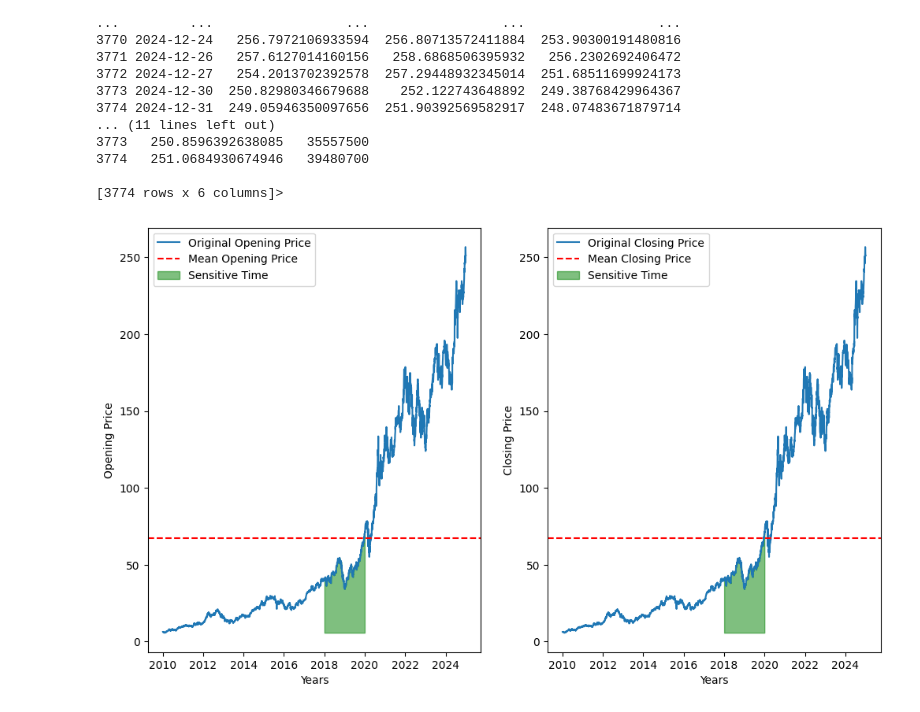
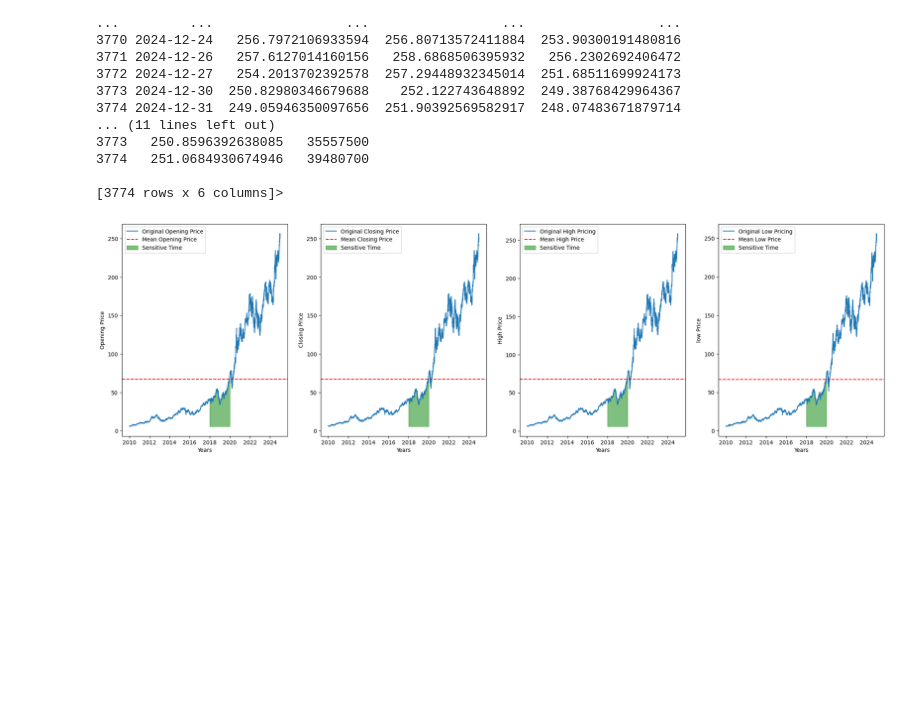
Before and after one commit to tanmaykumarchaki/AI-Driven-Market-Transformation-Analytics, a Jupyter notebook: ai-market-regime-shift-analysis/data_import.ipynb, the cells around one changed output. Drawn from its saved outputs; the diff is of its cells as text; code cells hidden in the pictures; blank space fills up the shorter version.

Commit message:
Apple Analysis Stage 1 completed (commit3)

```diff
--- a/ai-market-regime-shift-analysis/data_import.ipynb
+++ b/ai-market-regime-shift-analysis/data_import.ipynb
@@ -153,6 +153,7 @@ df1['Low'] = pd.to_numeric(df1['Low'], errors= 'coerce')
 df1['Low'] = df1['Low'].round(2)
 
 mask_apple = ((df1['Date'] >= "2018-01-01" ) & (df1['Date'] <= "2020-01-01"))
+
 x_close = df1['Close'].values
 y_apple = df1['Date'].values
 x_close_mean = df1['Close'].values.mean()
@@ -162,40 +163,80 @@ x_open = df1['Open'].values
 x_open_mean = df1['Open'].values.mean()
 y_min_open = min(x_open)
 
+x_high = df1['High'].values
+x_high_mean = x_high.mean()
+y_min_high = min(x_high)
 
-plt.figure(figsize=(12,7))
+x_low = df1['Low'].values
+x_low_mean = x_low.mean()
+y_min_low = min(x_low)
 
-plt.subplot(1,2,1)
+
+
+
+plt.figure(figsize=(25,7))
+
+plt.subplot(1,4,1)
 plt.plot(y_apple, x_open, label = "Original Opening Price")
 plt.axhline(x_close_mean, color = 'r', linestyle ='--', label = "Mean Opening Price")
 plt.fill_between(
     y_apple, x_open,
     y_min_open,
     where=mask_apple,
     color = 'g',
     alpha= 0.5,
     label = "Sensitive Time"
 
 )
 plt.xlabel('Years')
 plt.ylabel("Opening Price")
 plt.legend()
 
 
-plt.subplot(1,2,2)
+plt.subplot(1,4,2)
 plt.plot(y_apple,x_close, label = "Original Closing Price")
 plt.axhline(x_open_mean, color = 'r', linestyle = '--', label = "Mean Closing Price")
 plt.fill_between(
     y_apple, x_close,
     y_min_open,
     where =mask_apple,
     color = 'g',
     alpha = 0.5,
     label = 'Sensitive Time'
 )
 plt.xlabel('Years')
 plt.ylabel("Closing Price")
 plt.legend()
+
+plt.subplot(1,4,3)
+plt.plot(y_apple,x_high, label = "Original High Pricing" )
+plt.axhline(x_high_mean, color = 'r', linestyle = '--', label = "Mean High Price")
+plt.fill_between(
+    y_apple, x_high,
+    y_min_high,
+    where= mask_apple,
+    color='g',
+    alpha = 0.5,
+    label = 'Sensitive Time'
+)
+plt.xlabel('Years')
+plt.ylabel("High Price")
+plt.legend()
+
+plt.subplot(1,4,4)
+plt.plot(y_apple, x_low, label="Original Low Pricing")
+plt.axhline(x_low_mean, color = 'r', linestyle = '--', label = "Mean Low Price")
+plt.fill_between(
+    y_apple,x_low,
+    y_min_low,
+    where = mask_apple,
+    color ='g',
+    alpha = 0.5,
+    label = 'Sensitive Time'
+)
+plt.xlabel('Years')
+plt.ylabel("low Price")
+plt.legend()
 plt.show()
 # %% [output]
-[figure, old version]
+[figure, new version]
```
